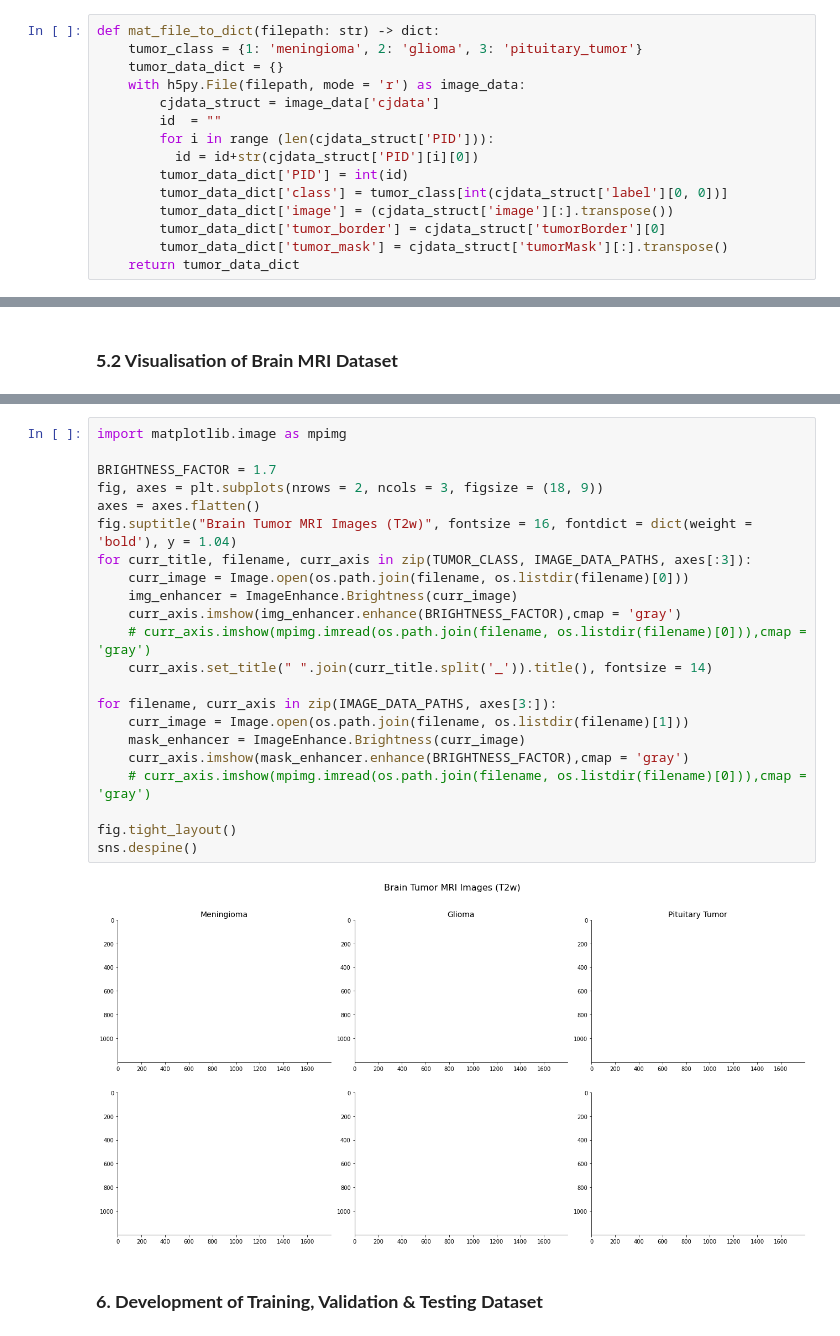
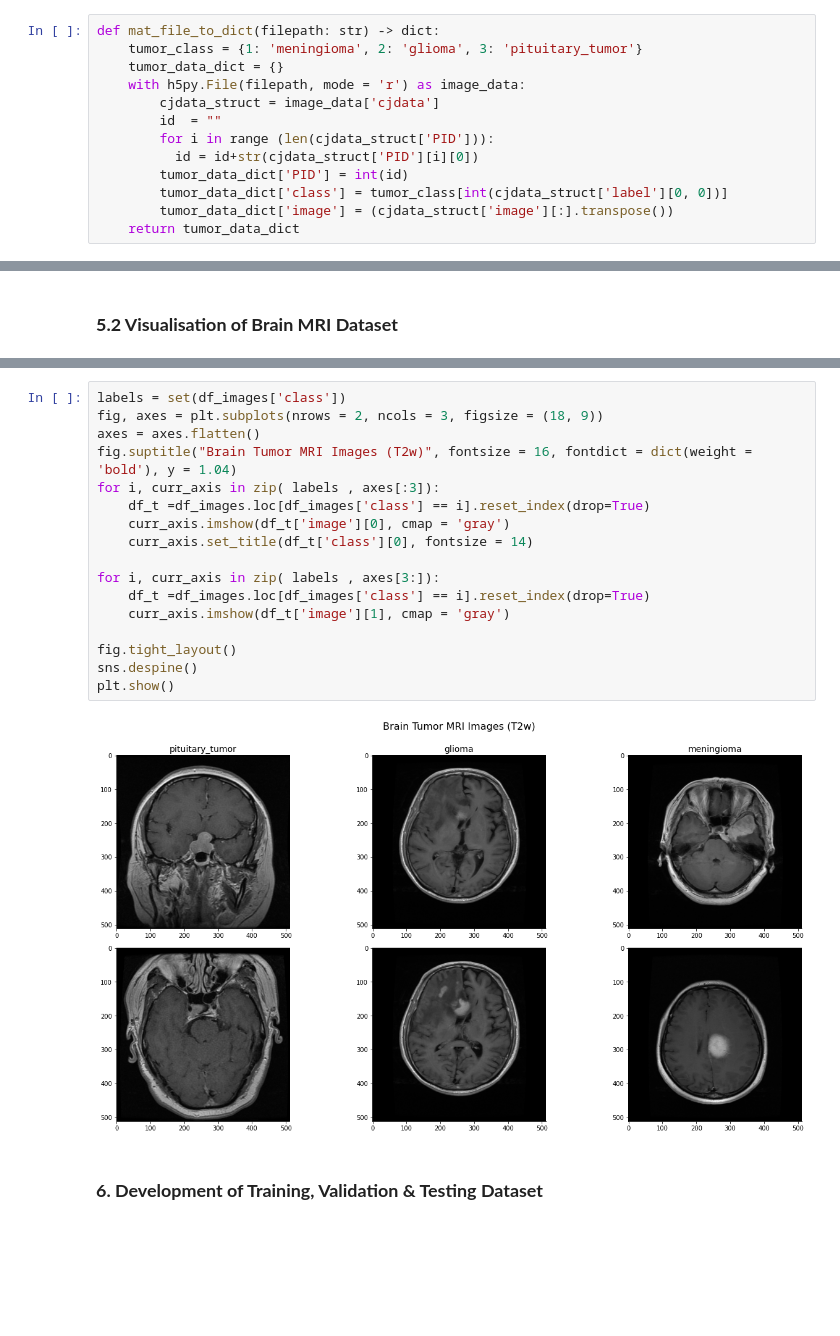
Before and after one commit to zahraDehghanian97/Brain_cancer_classification, a Jupyter notebook: Brain_Tumor_MRI_Image_Classification_new.ipynb, the cells around one changed output, grey strips where cells are left out. Saved outputs shown, nothing was run; the diff lists cells and outputs as text; blank space fills up the shorter version.

```diff
--- a/Brain_Tumor_MRI_Image_Classification_new.ipynb
+++ b/Brain_Tumor_MRI_Image_Classification_new.ipynb
@@ -108,8 +90,6 @@ def mat_file_to_dict(filepath: str) -> dict:
         tumor_data_dict['PID'] = int(id)
         tumor_data_dict['class'] = tumor_class[int(cjdata_struct['label'][0, 0])]
         tumor_data_dict['image'] = (cjdata_struct['image'][:].transpose())
-        tumor_data_dict['tumor_border'] = cjdata_struct['tumorBorder'][0]
-        tumor_data_dict['tumor_mask'] = cjdata_struct['tumorMask'][:].transpose()
     return tumor_data_dict
 # %%
 !mkdir CleanData
@@ -192,27 +167,22 @@ sns.despine()
 # %%
-import matplotlib.image as mpimg
-
-BRIGHTNESS_FACTOR = 1.7
+labels = set(df_images['class'])
 fig, axes = plt.subplots(nrows = 2, ncols = 3, figsize = (18, 9))
 axes = axes.flatten()
 fig.suptitle("Brain Tumor MRI Images (T2w)", fontsize = 16, fontdict = dict(weight = 'bold'), y = 1.04)
-for curr_title, filename, curr_axis in zip(TUMOR_CLASS, IMAGE_DATA_PATHS, axes[:3]):
-    curr_image = Image.open(os.path.join(filename, os.listdir(filename)[0]))
-    img_enhancer = ImageEnhance.Brightness(curr_image)
-    curr_axis.imshow(img_enhancer.enhance(BRIGHTNESS_FACTOR),cmap = 'gray')
-    # curr_axis.imshow(mpimg.imread(os.path.join(filename, os.listdir(filename)[0])),cmap = 'gray')
-    curr_axis.set_title(" ".join(curr_title.split('_')).title(), fontsize = 14)
+for i, curr_axis in zip( labels , axes[:3]):
+    df_t =df_images.loc[df_images['class'] == i].reset_index(drop=True)
+    curr_axis.imshow(df_t['image'][0], cmap = 'gray')
+    curr_axis.set_title(df_t['class'][0], fontsize = 14)
 
-for filename, curr_axis in zip(IMAGE_DATA_PATHS, axes[3:]):
-    curr_image = Image.open(os.path.join(filename, os.listdir(filename)[1]))
-    mask_enhancer = ImageEnhance.Brightness(curr_image)
-    curr_axis.imshow(mask_enhancer.enhance(BRIGHTNESS_FACTOR),cmap = 'gray')
-    # curr_axis.imshow(mpimg.imread(os.path.join(filename, os.listdir(filename)[0])),cmap = 'gray')
+for i, curr_axis in zip( labels , axes[3:]):
+    df_t =df_images.loc[df_images['class'] == i].reset_index(drop=True)
+    curr_axis.imshow(df_t['image'][1], cmap = 'gray')
 
 fig.tight_layout()
 sns.despine()
+plt.show()
 # %% [output]
-[figure, old version]
+[figure, new version]
 # %% [markdown]
 ### **6. Development of Training, Validation & Testing Dataset**
 # %%
```
Also changed, not shown: parts of 32 cells of this notebook.
